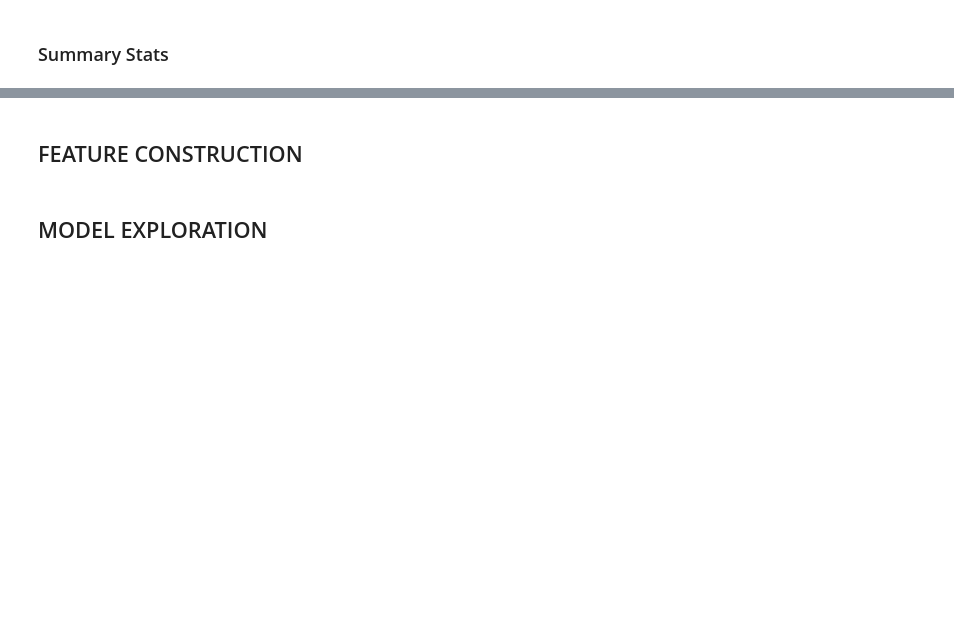
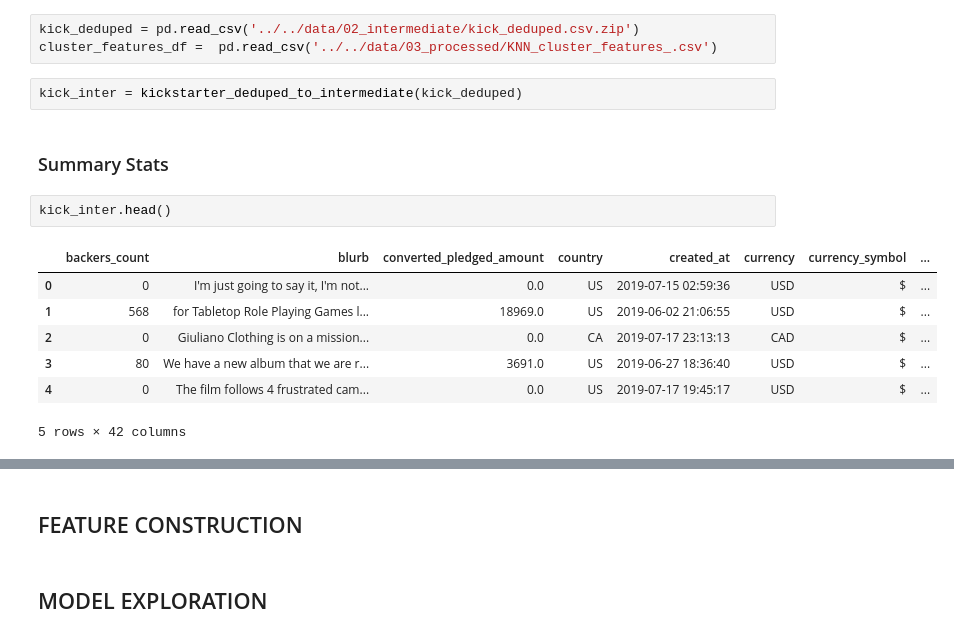
Before and after one commit to nateej1/kickstarter-campaign-classification, a Jupyter notebook: notebooks/04_reports/20190816-mlb-DRAFT-final-report.ipynb, the cells around one changed output, grey strips where cells are left out. Cells and saved outputs as stored; diff of their text form; blank space fills up the shorter version.

```diff
--- a/notebooks/04_reports/20190816-mlb-DRAFT-final-report.ipynb
+++ b/notebooks/04_reports/20190816-mlb-DRAFT-final-report.ipynb
@@ -28,2 +50,17 @@ import seaborn as sns
+# %%
+kick_deduped = pd.read_csv('../../data/02_intermediate/kick_deduped.csv.zip')
+cluster_features_df =  pd.read_csv('../../data/03_processed/KNN_cluster_features_.csv')
+# %%
+kick_inter = kickstarter_deduped_to_intermediate(kick_deduped)
 # %% [markdown]
 ### Summary Stats
+# %%
+kick_inter.head()
+# %% [output]
+|  | backers_count | blurb | converted_pledged_amount | country | created_at | currency | currency_symbol | ... |
+| 0 | 0 | I'm just going to say it, I'm not... | 0.0 | US | 2019-07-15 02:59:36 | USD | $ | ... |
+| 1 | 568 | for Tabletop Role Playing Games l... | 18969.0 | US | 2019-06-02 21:06:55 | USD | $ | ... |
+| 2 | 0 | Giuliano Clothing is on a mission... | 0.0 | CA | 2019-07-17 23:13:13 | CAD | $ | ... |
+| 3 | 80 | We have a new album that we are r... | 3691.0 | US | 2019-06-27 18:36:40 | USD | $ | ... |
+| 4 | 0 | The film follows 4 frustrated cam... | 0.0 | US | 2019-07-17 19:45:17 | USD | $ | ... |
+5 rows × 42 columns
```
Also changed, not shown: parts of 6 cells of this notebook, 8 other files.
